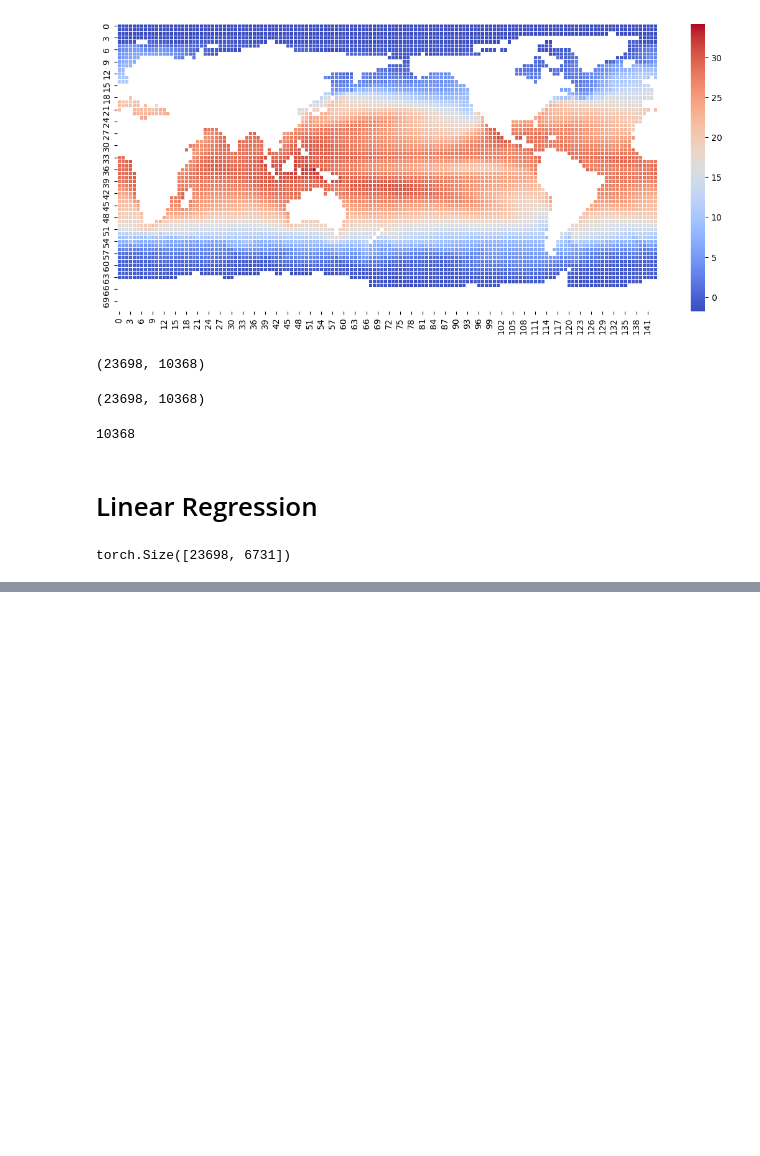
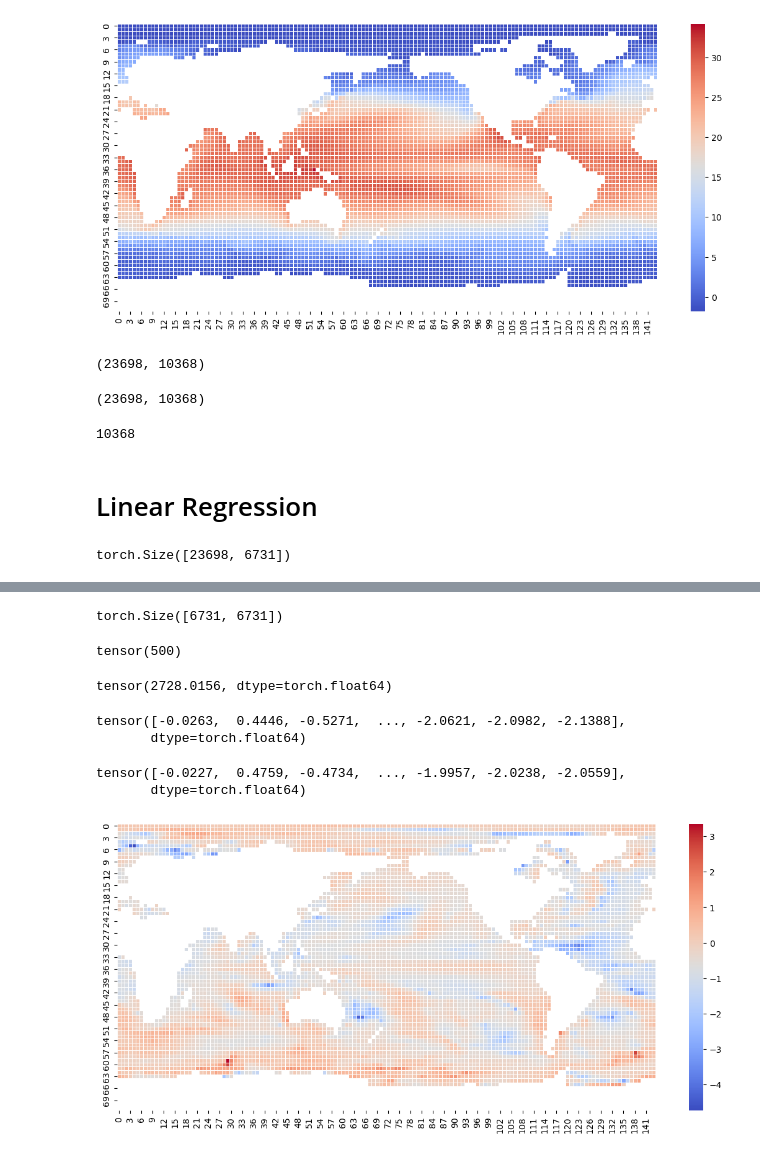
Before and after one commit to Victor2175/gm4cs-m, a Jupyter notebook: ridge_regression.ipynb, the cells around one changed output, grey strips where cells are left out. Drawn from its saved outputs; the diff is of its cells as text; code cells hidden in the pictures; blank space fills up the shorter version.

```diff
--- a/ridge_regression.ipynb
+++ b/ridge_regression.ipynb
@@ -13,13 +14,15 @@ from utils import *
 with open('/mydata/cope/mirco/data/ssp585_time_series.pkl', 'rb') as f:
     cope_data = pkl.load(f)
+# %%
+#on local
+with open('cope_data/ssp585_time_series.pkl', 'rb') as f:
+    cope_data = pkl.load(f)
 # %%
 prune(cope_data, min_runs=5)
 
 union_nan_mask = find_union_nan_mask(cope_data)
 inpute(cope_data, union_nan_mask)
 # %%
-union_nan_mask = find_union_nan_mask(cope_data)
-
 X, Y = [], []
 for model in cope_data.keys():
     normalized_grids, mean_forced_responses, _, _ = normalize_flatten_model(cope_data, model, union_nan_mask)
@@ -132,3 +117,30 @@ def low_rank_fit(X, Y, rank):
     return Brrr, residual
 # %%
 Brrr, residual = low_rank_fit(X, Y, rank=500)
+# %%
+Brrr.shape
+# %% [output]
+torch.Size([6731, 6731])
+# %%
+torch.linalg.matrix_rank(Brrr)
+# %% [output]
+tensor(500)
+# %%
+residual
+# %% [output]
+tensor(2728.0156, dtype=torch.float64)
+# %%
+Y_pred = X @ Brrr
+Y_pred[0]
+# %% [output]
+tensor([-0.0263,  0.4446, -0.5271,  ..., -2.0621, -2.0982, -2.1388],
+       dtype=torch.float64)
+# %%
+Y[0]
+# %% [output]
+tensor([-0.0227,  0.4759, -0.4734,  ..., -1.9957, -2.0238, -2.0559],
+       dtype=torch.float64)
+# %%
+plot_grid(from_flat_to_grid(Y[15000], union_nan_mask))
+# %% [output]
+[figure, added]
```
Also changed, not shown: parts of 13 cells of this notebook, 3 other files.
